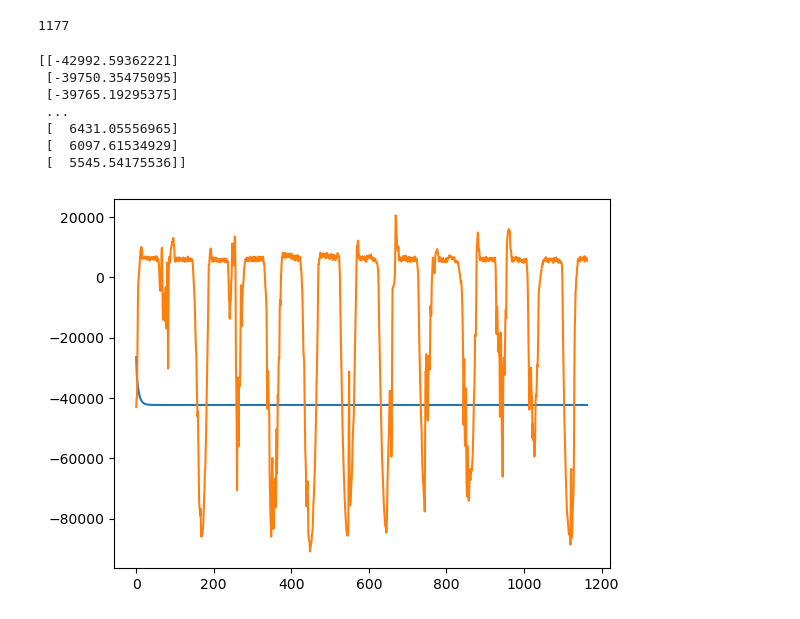
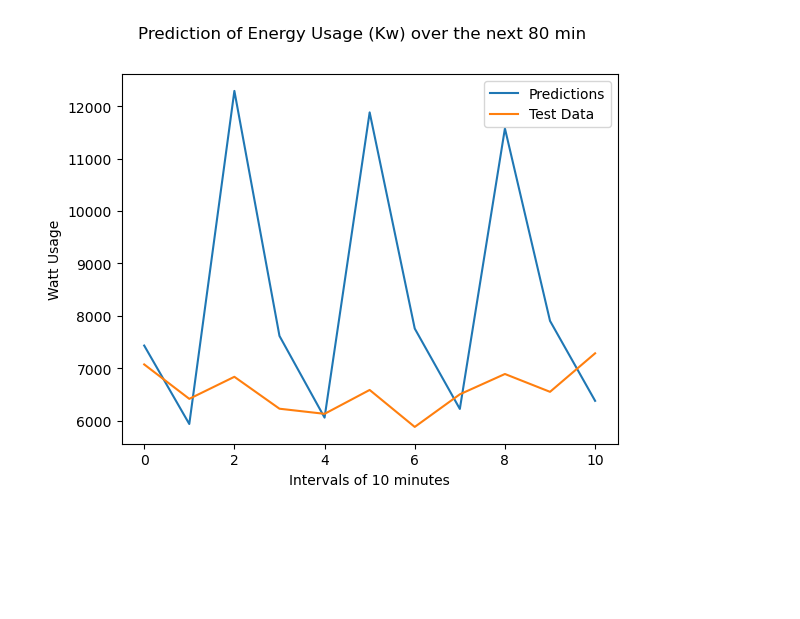
Before and after one commit to DIRECTLab/Predictive-EMS, a Jupyter notebook: predict_next_few_hours.ipynb, the cells around one changed output. Drawn from its saved outputs; the diff is of its cells as text; code cells hidden in the pictures; blank space fills up the shorter version.

Commit message:
Lots of work, built out an LSTM reinforcement learning algo

```diff
--- a/predict_next_few_hours.ipynb
+++ b/predict_next_few_hours.ipynb
@@ -39,8 +40,8 @@ class LSTM(nn.Module):
 
         return out
 # %%
-seq_length = 12
-lstm = LSTM(1, 1, 1, 1, seq_length)
+seq_length = 64
+lstm = LSTM(3, 3, 16, 1, seq_length)
 lstm.load_state_dict(torch.load("models/energy_usage_predictor.pth"))
 
 lstm.eval()
@@ -61,31 +62,33 @@ def sliding_windows(data, seq_length, first_sequence=True):
     return np.array(x), np.array(y)
 
 # Get the last 12 points of 10 minute chunks (so if every 5 seconds, that is 2400) and predict what the prices will be
-response = requests.get(f"http://144.39.204.242:11236/evr/leviton/evr?limit=100000")
+response = requests.get(f"http://144.39.204.242:11236/evr/leviton/evr?limit={seq_length * 100}")
 usage = response.json()
-ten_minute_averages = {"timestamp": [], "power": []}
-
+ten_minute_averages = {"timestamp": [], "power": [], "isDay": [], "hour": []}
+time_format = '%Y-%m-%dT%H:%M:%S.%fZ'
 for i in range(0, len(usage['data']), 85):
     values = usage['data'][i:i+120]
     power = [value['power'] for value in values]
     ten_minute_averages["timestamp"].append(values[0]['timestamp'])
     ten_minute_averages["power"].append(np.average(power) * 1000)
-
-
-power = ten_minute_averages["power"]
-power = [[i] for i in power]
-print(len(power))
-power = np.array(power)
+    test_date = datetime.datetime.strptime(values[0]['timestamp'], time_format)
+    test_date = test_date - datetime.timedelta(hours=6)
+    isDay =  1 if test_date.hour >= 7 and test_date.hour <= 19 else 0 # From 7:00 AM to 7 PM is day
+    hour = test_date.hour
+    ten_minute_averages["isDay"].append(isDay)
+    ten_minute_averages["hour"].append(hour)
+df = pd.DataFrame(columns=["timestamp", "power", "isDay", "hour"])
+temp_df = pd.DataFrame(ten_minute_averages)
+df = pd.concat([df, temp_df], ignore_index=True)
+test_training_set = df.iloc[:, 1:5].values
 
 sc = MinMaxScaler()
-power = sc.fit_transform(power)
+power = sc.fit_transform(test_training_set)
 testNewX, testNewY = sliding_windows(power, seq_length)
 
 tensorX = torch.Tensor(testNewX)
 
 first_prediction = lstm(tensorX)
-# %% [output]
-1177
 # %%
 predictions = []
 first_prediction = lstm(tensorX)
@@ -96,17 +99,14 @@ for i in range(len(testNewY)):
     testNewX[0][0] = first_prediction.data.numpy()[0][0]
     testNewX = np.roll(testNewX, shift=-1)
     predictions.append(sc.inverse_transform(first_prediction.data.numpy())[0][0])
-# %%
-plt.plot(predictions)
-print(sc.inverse_transform(testNewY))
-plt.plot(sc.inverse_transform(testNewY))
-plt.show()
-# %% [output]
-[[-42992.59362221]
- [-39750.35475095]
- [-39765.19295375]
- ...
- [  6431.05556965]
- [  6097.61534929]
- [  5545.54175536]]
-[figure, removed]
+# %%
+power_test = [i[0] for i in sc.inverse_transform(testNewY)]
+plt.plot(predictions, label="Predictions")
+plt.plot(power_test, label="Test Data")
+plt.suptitle("Prediction of Energy Usage (Kw) over the next 80 min")
+plt.xlabel("Intervals of 10 minutes")
+plt.ylabel("Watt Usage")
+plt.legend()
+plt.show()
+# %% [output]
+[figure, added]
```
Also changed, not shown: parts of 1 cell of this notebook, 15 other files.
